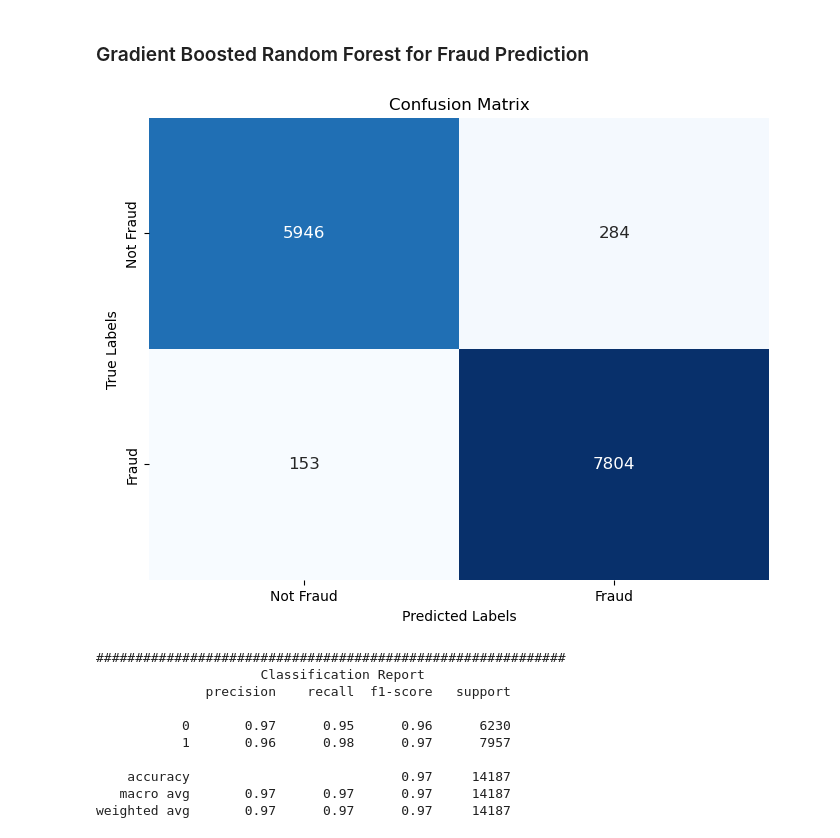
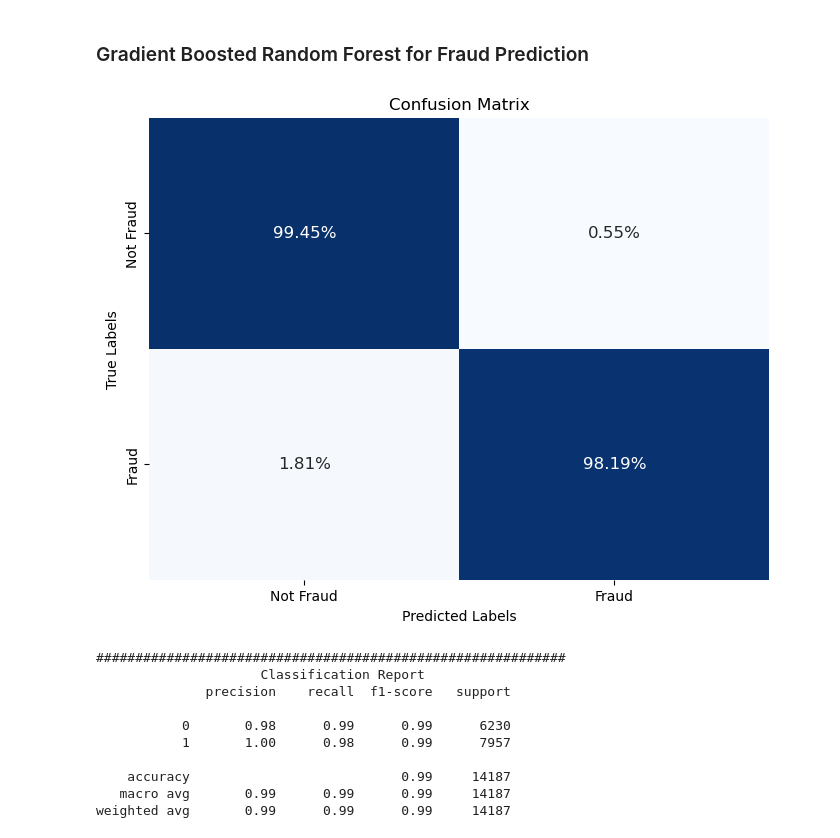
Before and after one commit to cs340-25/PhishGuard, a Jupyter notebook: phish.ipynb, the cells around one changed output. Cells and saved outputs as stored; diff of their text form; code cells hidden in the pictures.

Commit message:
ML model

```diff
--- a/phish.ipynb
+++ b/phish.ipynb
@@ -352,51 +361,87 @@ dftree['body'] = le.fit_transform(dftree['body'])
 from sklearn.ensemble import RandomForestClassifier
 from sklearn.model_selection import train_test_split
 from sklearn.metrics import classification_report, confusion_matrix, roc_auc_score
+from sklearn.model_selection import GridSearchCV
+from imblearn.over_sampling import SMOTE
+import joblib
 
 # Splitting the dataset into train and test sets
-X = dftree.drop(columns=['label'])  # Features
-y = dftree['label']                # Target variable
+#X = dftree.drop(columns=['label'])  # Features
+#y = dftree['label']                # Target variable
+X = hstack([sender_features, receiver_features, subject_features, body_features])
+y = dftree['label']
 
 X_train, X_test, y_train, y_test = train_test_split(X, y, test_size=0.3, random_state=42, stratify=y)
 
+# joblib.dump(sender_vect, 'sender_vect.pkl')
+# joblib.dump(receiver_vect, 'receiver_vect.pkl')
+# joblib.dump(subject_vect, 'subject_vect.pkl')
+# joblib.dump(body_vect, 'body_vect.pkl')
+
 # Initialize Random Forest with class weight to handle imbalanced classes
+#rf = RandomForestClassifier(max_depth = 20, min_samples_leaf = 1, min_samples_split = 2, n_estimators = 200, class_weight='balanced', random_state=42)
 rf = RandomForestClassifier(class_weight='balanced', random_state=42)
+#Best params: {'max_depth': 20, 'min_samples_leaf': 1, 'min_samples_split': 2, 'n_estimators': 200}
+#Best params: {'max_depth': 10, 'min_samples_leaf': 2, 'min_samples_split': 2, 'n_estimators': 200}
+#defining paramater grid for GridSearchCV
+# param_grid = {
+#     'n_estimators': [100, 200],
+#     'max_depth': [None, 10, 20],
+#     'min_samples_split': [2, 5],
+#     'min_samples_leaf': [1, 2]
+# }
+# #Best params: {'max_depth': 10, 'min_samples_leaf': 2, 'min_samples_split': 2, 'n_estimators': 100}
+# grid_search = GridSearchCV(rf, param_grid, cv = 5, scoring = "recall")
+
+
+# grid_search.fit(X_train, y_train)
+
+# print("Best params:", grid_search.best_params_)
+# print("Best score:", grid_search.best_score_)
 
 # Train the model
+
+
 rf.fit(X_train, y_train)
 
 # Make predictions
 y_pred = rf.predict(X_test)
 y_prob = rf.predict_proba(X_test)[:, 1]  # For AUC-ROC score
 
 
+#save the model
+#joblib.dump(rf, 'phish.pkl')
+
+
 # Compute the confusion matrix
-cm1 = confusion_matrix(y_test, y_pred)
+cm1 = confusion_matrix(y_test, y_pred, normalize='true')
 # Define labels for the classes
 labels = ["Not Fraud", "Fraud"]
 plt.figure(figsize=(8,6))
-sns.heatmap(cm1, annot=True, fmt='d', cmap='Blues', cbar=False,
+sns.heatmap(cm1, annot=True, fmt='.2%', cmap='Blues', cbar=False,
             xticklabels=labels, yticklabels=labels, annot_kws={"size": 12})
 plt.xlabel('Predicted Labels')
 plt.ylabel('True Labels')
 plt.title('Confusion Matrix')
 plt.show()
 
 print("#" * 60)
 print(" " * 20, "Classification Report")
 print(classification_report(y_test, y_pred))
+#47 67
+#2.16 3.71
 # %% [output]
-[figure, old version]
+[figure, new version]
 ############################################################
                      Classification Report
               precision    recall  f1-score   support
 
-           0       0.97      0.95      0.96      6230
-           1       0.96      0.98      0.97      7957
+           0       0.98      0.99      0.99      6230
+           1       1.00      0.98      0.99      7957
 
-    accuracy                           0.97     14187
-   macro avg       0.97      0.97      0.97     14187
-weighted avg       0.97      0.97      0.97     14187
+    accuracy                           0.99     14187
+   macro avg       0.99      0.99      0.99     14187
+weighted avg       0.99      0.99      0.99     14187
 # %%
 importances = rf.feature_importances_
 
```
Also changed, not shown: parts of 8 cells of this notebook, 2 other files.
